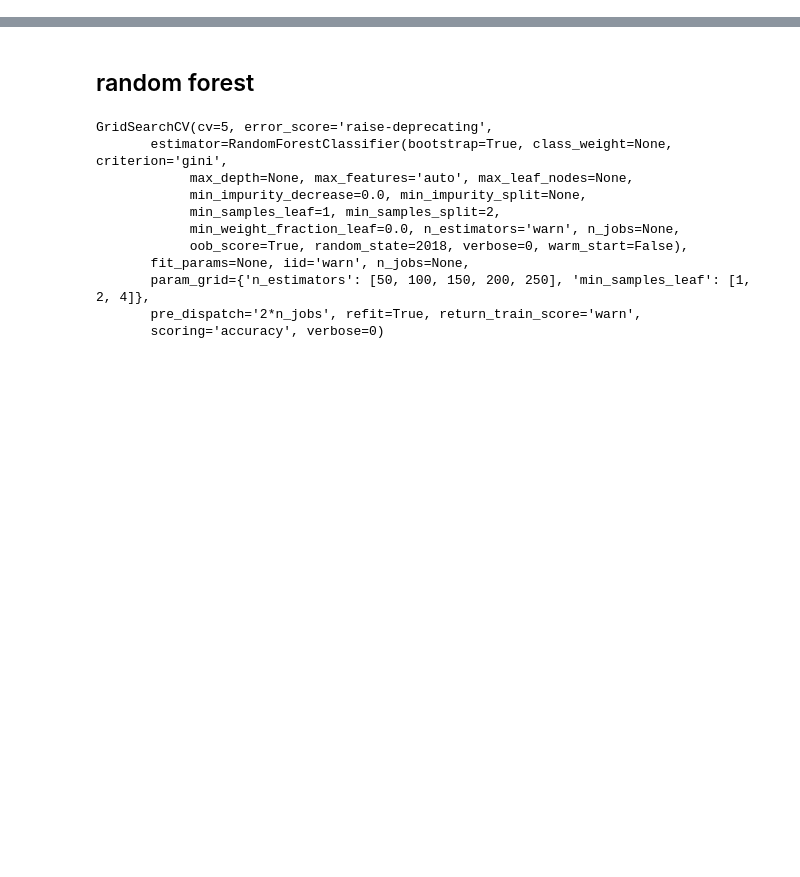
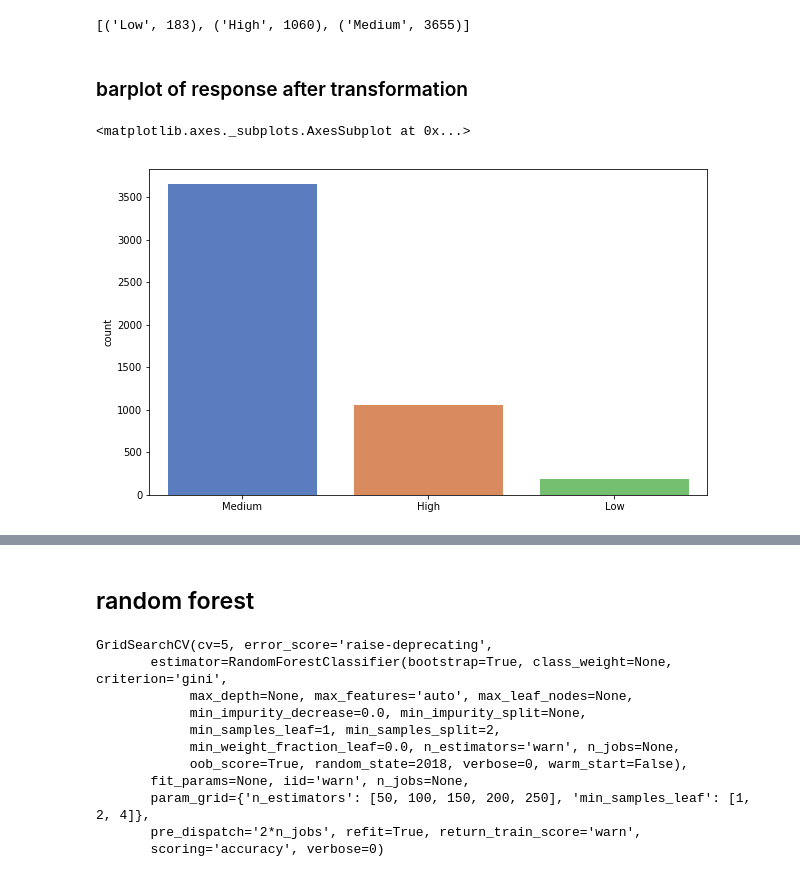
Before and after one commit to tqi2/Wine-Quality-Prediction, a Jupyter notebook: final_version.ipynb, the cells around one changed output, grey strips where cells are left out. Cells and saved outputs as stored; diff of their text form; code cells hidden in the pictures; blank space fills up the shorter version.

```diff
--- a/final_version.ipynb
+++ b/final_version.ipynb
@@ -40,0 +76,22 @@ wine = pd.read_csv('http://archive.ics.uci.edu/ml/machine-learning-databases/win
+# %%
+quality = wine["quality"].values
+category = []
+for num in quality:
+    if num<5:
+        category.append("Low")
+    elif num>6:
+        category.append("High")
+    else:
+        category.append("Medium")
+# %%
+[(i,category.count(i)) for i in set(category)]
+# %% [output]
+[('Low', 183), ('High', 1060), ('Medium', 3655)]
+# %% [markdown]
+### barplot of response after transformation
+# %%
+plt.figure(figsize=(10,6))
+sns.countplot(category,palette="muted")
+# %% [output]
+<matplotlib.axes._subplots.AxesSubplot at 0x...>
+[figure, added]
```
Also changed, not shown: parts of 22 cells of this notebook, 1 other file.
